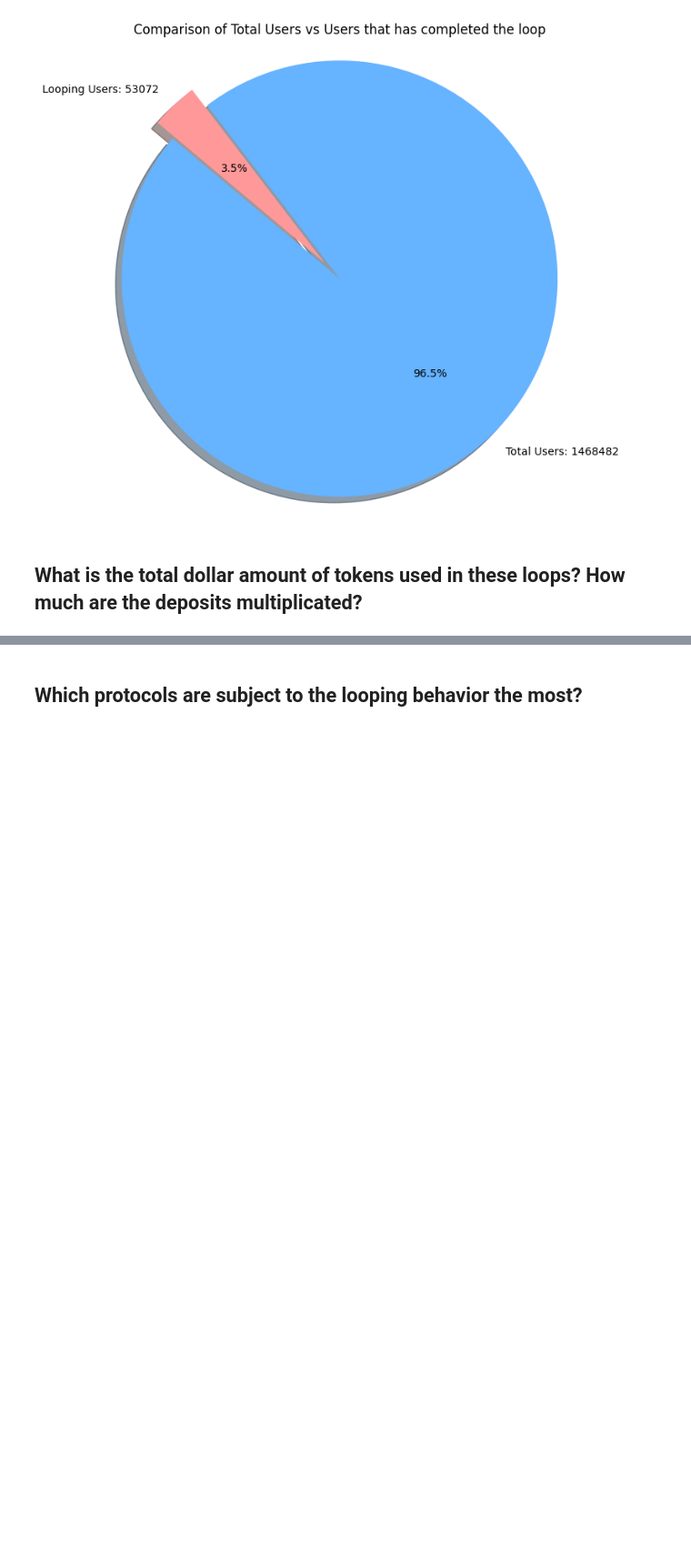
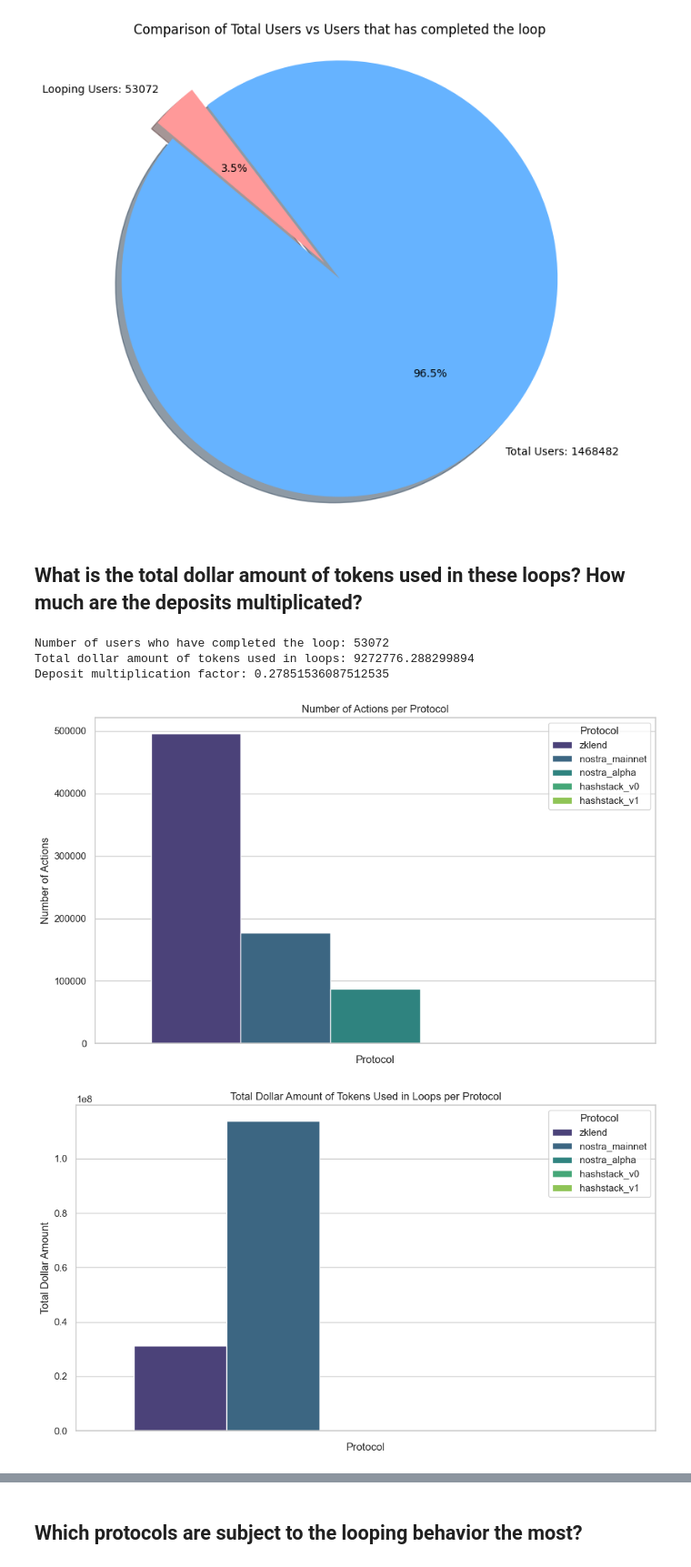
Before and after one commit to CarmineOptions/derisk-research, a Jupyter notebook: notebooks/analyze_looping_across_lending_protocols.ipynb, the cells around one changed output, grey strips where cells are left out. Shown: that part at 91% size. Drawn from its saved outputs; the diff is of its cells as text; code cells hidden in the pictures; blank space fills up the shorter version.

```diff
--- a/notebooks/analyze_looping_across_lending_protocols.ipynb
+++ b/notebooks/analyze_looping_across_lending_protocols.ipynb
@@ -348,45 +335,8 @@ plt.show()
 # %% [markdown]
 ## What is the total dollar amount of tokens used in these loops? How much are the deposits multiplicated?
 # %%
-# Helper function to parse token amounts
-def parse_token_amounts(token_str):
-    tokens = []
-    if token_str:
-        token_pairs = token_str.split(', ')
-        for token_pair in token_pairs:
-            parts = token_pair.split(': ')
-            if len(parts) == 2:
-                token_name, amount = parts
-                tokens.append((token_name, float(amount)))
-    return tokens
-
-
-# Function to extract user actions from the dataframes
-def extract_user_actions(dataframes, tokens):
-    user_actions = defaultdict(list)
-    for protocol, df in dataframes.items():
-        for _, row in df.iterrows():
-            user = row['User']
-            collateral_tokens = parse_token_amounts(row['Collateral'])
-            debt_tokens = parse_token_amounts(row['Debt'])
-
-            # Store collateral actions
-            for col_token, col_amount in collateral_tokens:
-                if col_token in tokens:
-                    user_actions[user].append(('collateral', col_token, col_amount, protocol))
-
-            # Store debt actions
-            for debt_token, debt_amount in debt_tokens:
-                if debt_token in tokens:
-                    user_actions[user].append(('debt', debt_token, debt_amount, protocol))
-    return user_actions
-
-# Extract user actions
-user_actions = extract_user_actions(dataframes, tokens)
-
-
 # Helper function to check if a loop exists and calculate total dollar amounts
-def has_completed_loop(actions):
+def has_completed_loop(actions: List[Tuple[str, str, float, str]]) -> float:
     token_graph = defaultdict(set)
     total_amount = 0.0
     collateral_amounts = defaultdict(float)
@@ -407,7 +357,7 @@ def has_completed_loop(actions):
     return total_amount
 
 # Calculate total dollar amounts and looping users
-def calculate_loop_stats(user_actions):
+def calculate_loop_stats(user_actions: DefaultDict[str, List[Tuple[str, str, float, str]]]) -> Tuple[int, float]:
     total_loop_amount = 0.0
     looping_users = 0
     for user, actions in user_actions.items():
@@ -424,7 +374,7 @@ print(f"Total dollar amount of tokens used in loops: {total_loop_amount}")
 
 
 # Calculate the deposit multiplication factor
-def calculate_deposit_multiplication(user_actions, tokens):
+def calculate_deposit_multiplication(user_actions: DefaultDict[str, List[Tuple[str, str, float, str]]], tokens: List[str]) -> float:
     total_collateral = 0.0
     total_debt = 0.0
     for user, actions in user_actions.items():
@@ -485,30 +435,36 @@ debt_counts = defaultdict(int)
 for user, actions in user_actions.items():
     for action_type, token, amount, protocol in actions:
         if action_type == 'collateral':
             collateral_counts[token] += 1
         elif action_type == 'debt':
             debt_counts[token] += 1
 
 # Convert to DataFrame for plotting
 collateral_counts_df = pd.DataFrame(list(collateral_counts.items()), columns=['Token', 'Count'])
 debt_counts_df = pd.DataFrame(list(debt_counts.items()), columns=['Token', 'Count'])
 
 # Plot the distribution of collateral tokens
 plt.figure(figsize=(10, 6))
 sns.barplot(data=collateral_counts_df, hue='Token', y='Count', palette='viridis')
 plt.title('Distribution of Collateral Tokens')
 plt.xlabel('Token')
 plt.ylabel('Count')
 plt.xticks(rotation=45)
 plt.tight_layout()
 plt.show()
 
 # Plot the distribution of debt tokens
 plt.figure(figsize=(10, 6))
 sns.barplot(data=debt_counts_df, hue='Token', y='Count', palette='viridis')
 plt.title('Distribution of Debt Tokens')
 plt.xlabel('Token')
 plt.ylabel('Count')
 plt.xticks(rotation=45)
 plt.tight_layout()
 plt.show()
+# %% [output]
+Number of users who have completed the loop: 53072
+Total dollar amount of tokens used in loops: 9272776.288299894
+Deposit multiplication factor: 0.27851536087512535
+[figure, added]
+[figure, added]
```
Also changed, not shown: parts of 9 cells of this notebook.
